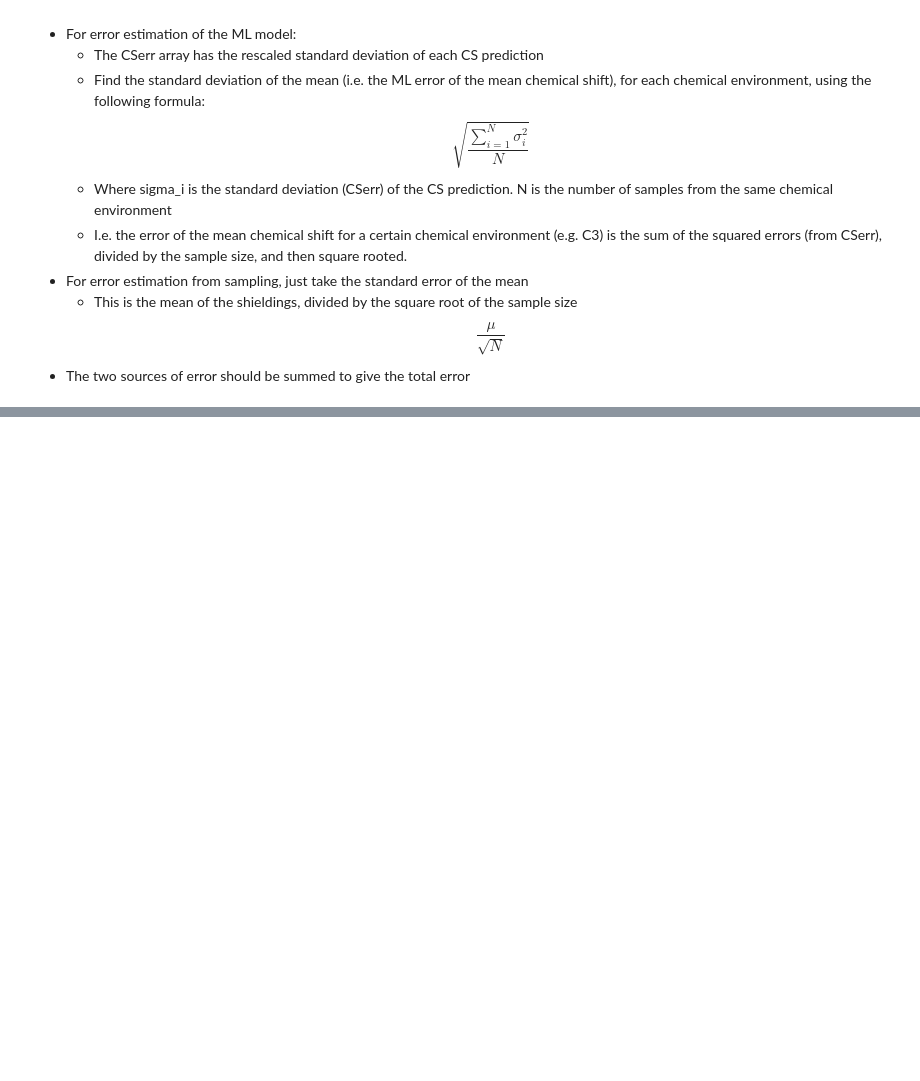
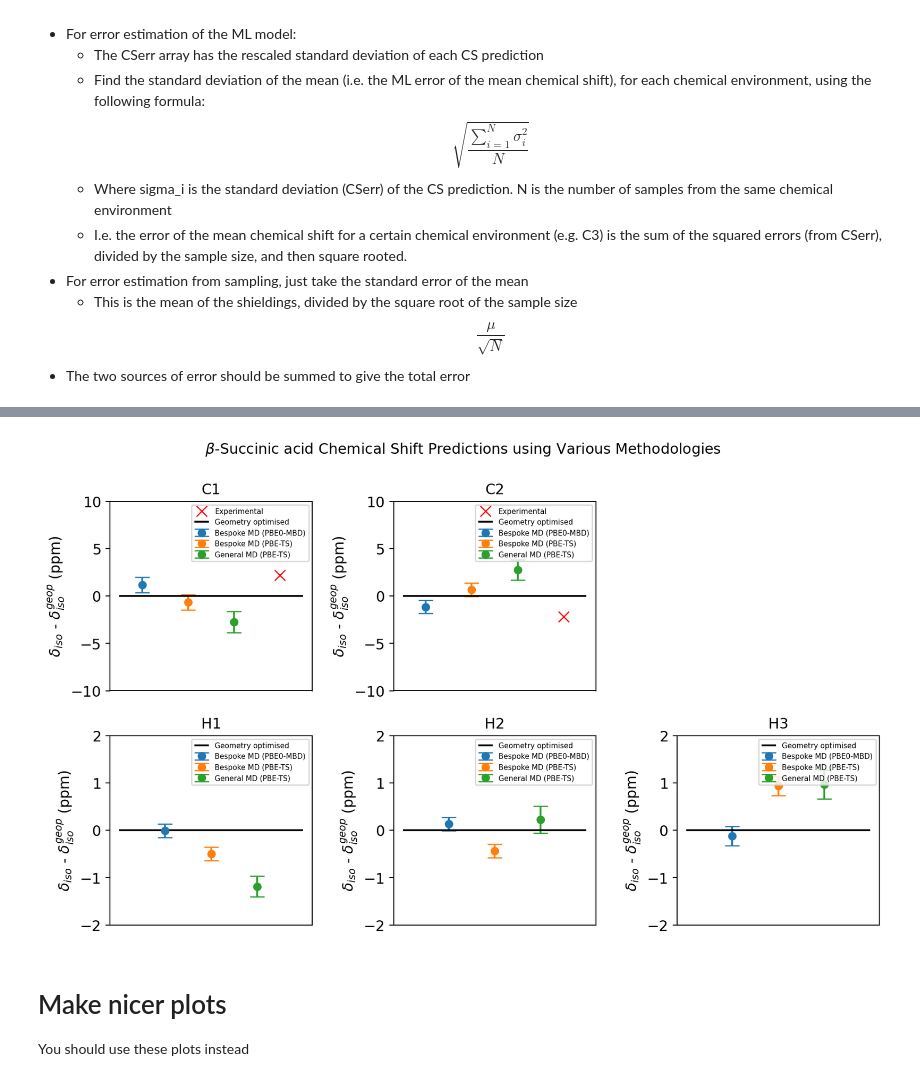
Before and after one commit to victorprincipe/genshift, a Jupyter notebook: plots/plottings.ipynb, the cells around one changed output, grey strips where cells are left out. Drawn from its saved outputs; the diff is of its cells as text; code cells hidden in the pictures; blank space fills up the shorter version.

```diff
--- a/plots/plottings.ipynb
+++ b/plots/plottings.ipynb
@@ -93,3 +32,9 @@ def remove_zeros(df):
     print("Rows with ANY zero values dropped. This might have dropped some rows containing non-zero values too.")
     print("However, if you still have enough frames for converged statistical sampling it shouldn't matter.")
     return df_no_zeros
+# %%
+data = pd.read_csv('../besmd_besshield/PI_NVT/benzene_II/shieldings.csv', index_col=0)
+data
+#data.drop(data.columns[:4], axis=1, inplace=True)
+#print(np.mean(data.mean()[0:48][16:24]))
+#print(data.mean()[0:48])
@@ -1154,3 +915,33 @@ def calculate_shifts_and_errors(processed_shieldings, glycine=False, genshield=F
     #print('Results (dataframe) returned and saved to file called shifts_w_errors.csv')
 
     return shifts_and_errors
+# %%
+#calculate shifts with errors
+gly_g_mbd_clean= calculate_shifts_and_errors(gly_g_mbd, glycine=True)
+gly_g_ts_clean= calculate_shifts_and_errors(gly_g_ts, glycine=True)
+gly_g_gen_clean= calculate_shifts_and_errors(gly_g_gen, glycine=True)
+gly_g_gen_mbd_clean= calculate_shifts_and_errors(gly_g_gen_mbd, glycine=True)
+gly_a_mbd_clean= calculate_shifts_and_errors(gly_a_mbd, glycine=True)
+gly_a_ts_clean= calculate_shifts_and_errors(gly_a_ts, glycine=True)
+gly_a_gen_clean= calculate_shifts_and_errors(gly_a_gen, glycine=True)
+gly_a_gen_mbd_clean= calculate_shifts_and_errors(gly_a_gen_mbd, glycine=True)
+gly_b_mbd_clean= calculate_shifts_and_errors(gly_b_mbd, glycine=True)
+gly_b_ts_clean= calculate_shifts_and_errors(gly_b_ts, glycine=True)
+gly_b_gen_clean= calculate_shifts_and_errors(gly_b_gen, glycine=True)
+gly_b_gen_mbd_clean= calculate_shifts_and_errors(gly_b_gen_mbd, glycine=True)
+suc_a_mbd_clean= calculate_shifts_and_errors(suc_a_mbd)
+suc_a_ts_clean= calculate_shifts_and_errors(suc_a_ts)
+suc_a_gen_clean= calculate_shifts_and_errors(suc_a_gen)
+suc_a_gen_mbd_clean= calculate_shifts_and_errors(suc_a_gen_mbd)
+suc_b_mbd_clean= calculate_shifts_and_errors(suc_b_mbd)
+suc_b_ts_clean= calculate_shifts_and_errors(suc_b_ts)
+suc_b_gen_clean= calculate_shifts_and_errors(suc_b_gen)
+suc_b_gen_mbd_clean= calculate_shifts_and_errors(suc_b_gen_mbd)
+ben_I_mbd_clean= calculate_shifts_and_errors(ben_I_mbd)
+ben_I_ts_clean= calculate_shifts_and_errors(ben_I_ts)
+ben_I_gen_clean= calculate_shifts_and_errors(ben_I_gen)
+ben_I_gen_mbd_clean= calculate_shifts_and_errors(ben_I_gen_mbd)
+ben_II_mbd_clean= calculate_shifts_and_errors(ben_II_mbd)
+ben_II_ts_clean= calculate_shifts_and_errors(ben_II_ts)
+ben_II_gen_clean= calculate_shifts_and_errors(ben_II_gen)
+ben_II_gen_mbd_clean= calculate_shifts_and_errors(ben_II_gen_mbd)
@@ -1230,0 +1108,4 @@ The chemical shift for nucleus N1err is: 0.0
+# %%
+shifts=plot_shifts(besmd_mbd=suc_b_mbd_clean, besmd_ts=suc_b_ts_clean, genmd=suc_b_gen_clean, name="succinic_b")
+# %% [output]
+[figure, added]
@@ -1230,0 +1114,3 @@ The chemical shift for nucleus N1err is: 0.0
+# %% [markdown]
+# Make nicer plots
+You should use these plots instead
```
Also changed, not shown: parts of 30 cells of this notebook, 8 other files.
